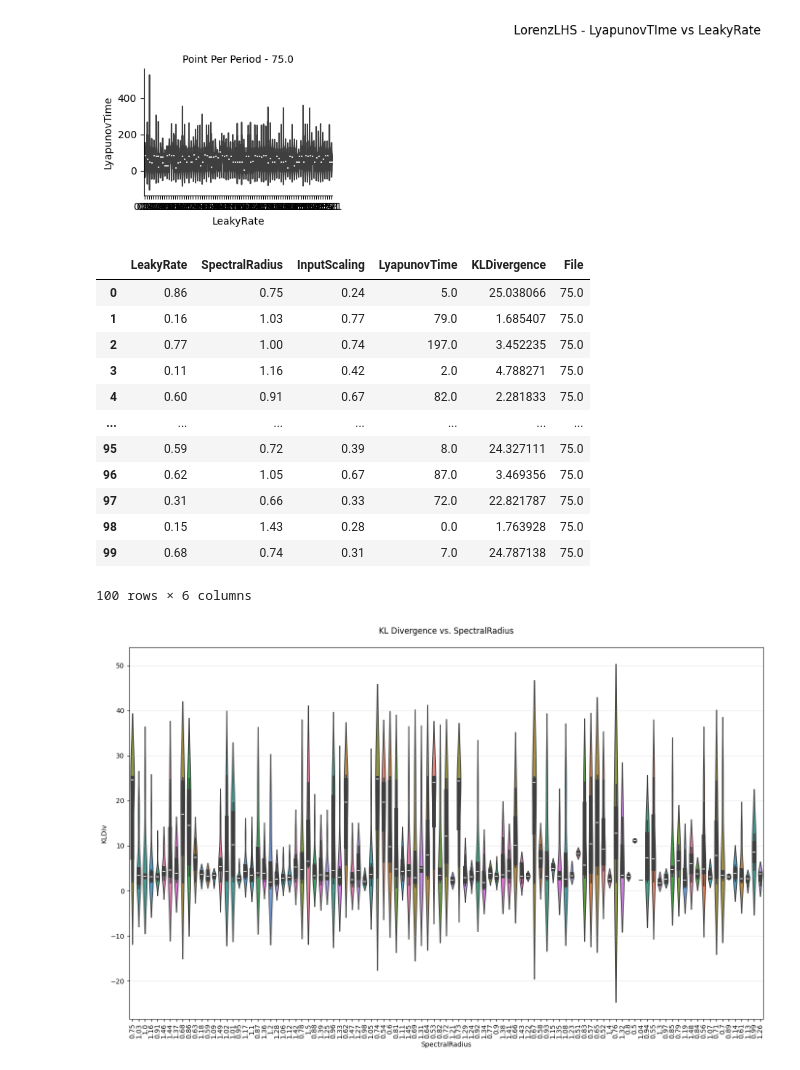
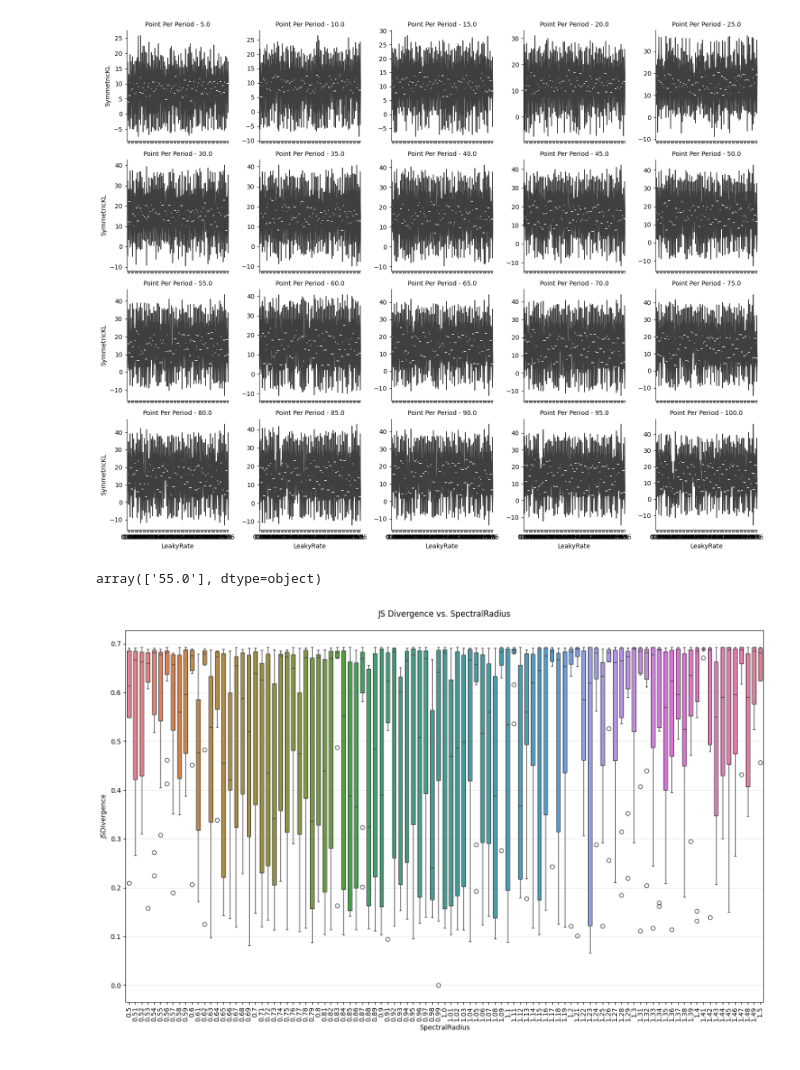
Before and after one commit to jaychotaliya987/Reservoir_Pytorch, a Jupyter notebook: Examples/Input_Discretization/violinplot.ipynb, the cells around one changed output. Saved outputs shown, nothing was run; the diff lists cells and outputs as text; code cells hidden in the pictures.

Commit message:
Violin plots

```diff
--- a/Examples/Input_Discretization/violinplot.ipynb
+++ b/Examples/Input_Discretization/violinplot.ipynb
@@ -23,5 +23,7 @@ from natsort import natsorted
 all_files = os.listdir(system_path)
 files_to_plot = all_files[:]
 files_to_plot = natsorted([name[:-4] for name in files_to_plot])
-files_to_plot
+
+for i, file in enumerate(files_to_plot):
+    print(file)
 # %% [output]
@@ -53,15 +74,23 @@ def process_entry(entry):
             entry['true_value'],
             entry["predictions"]
         )
+        js_div = chaos_utils.js_divergence(
+            entry['true_value'],
+            entry["predictions"]
+        )
+        skl = chaos_utils.symmetric_kl(
+            entry['true_value'],
+            entry["predictions"]
+        )
 
         # Return the expanded tuple
-        return leaky, sr, ins, lyap_time, kl_div
+        return leaky, sr, ins, lyap_time, kl_div, js_div, skl
 
     except Exception as e:
         print(f"Error processing entry: {e}")
         return None
 
-for i, file in enumerate([files_to_plot[1]]):
+for i, file in enumerate(files_to_plot):
     file_path = os.path.join(system_path, file + ".pkl")
 
     try:
@@ -73,8 +102,8 @@ for i, file in enumerate([files_to_plot[1]]):
                 result = process_entry(entry)
 
                 if result is not None:
-                    # Unpack all 5 returned values
-                    leaky, sr, ins, lyap_time, kldiv = result
+                    # Unpack all 7 returned values
+                    leaky, sr, ins, lyap_time, kldiv, jsdiv, skl = result
 
                     # Append to respective lists
                     all_leaky.append(leaky)
@@ -83,6 +112,8 @@ for i, file in enumerate([files_to_plot[1]]):
                     all_lyap.append(lyap_time)
                     file_labels.append(file)
                     all_kldivs.append(kldiv)
+                    all_jsdiv.append(jsdiv)
+                    all_skl.append(skl)
 
                 del entry
 
@@ -93,13 +124,15 @@ for i, file in enumerate([files_to_plot[1]]):
         print(f"Error processing file {file_path}: {e}")
         continue
 # %%
-selection = 3
+selection = 1
 selected_lyap = all_lyap[::selection]
 selected_leaky = all_leaky[::selection]
 selected_spectral = all_sr[::selection]
 selected_scaling = all_is[::selection]
 selected_file_labels = file_labels[::selection]
 selected_divs = all_kldivs[::selection]
+selected_jsdiv = all_jsdiv[::selection]
+selected_skl = all_skl[::selection]
 
 #DataFrame with File information
 df = pd.DataFrame({
@@ -107,71 +140,63 @@ df = pd.DataFrame({
     'SpectralRadius': selected_spectral,
     'InputScaling': selected_scaling,
     'LyapunovTime': selected_lyap,
+    'JSDivergence' : selected_jsdiv,
     'KLDivergence' : selected_divs,
+    'SymmetricKL' : selected_skl,
     'File': selected_file_labels  # Add file/period information
 })
 # %%
 g = sns.FacetGrid(df, col='File', col_wrap=5, height=3, sharey=False)
 
 g.map(sns.violinplot,
     'LeakyRate',
-    'LyapunovTime',
+    'SymmetricKL',
     color='lightgray',
     width=0.6,
     order = df["LeakyRate"].unique(),
     hue = df["LeakyRate"],
     palette=sns.color_palette("husl", n_colors=len(df['LeakyRate'].unique())),
     log_scale = False
     )
 
 g.set_titles("Point Per Period - {col_name}")
-g.fig.suptitle(f"{system_name} - LyapunovTIme vs LeakyRate")
+#g.suptitle(f"{system_name} - SymmetricKL vs LeakyRate")
 plt.tight_layout()
 # %% [output]
-[figure, old version]
+[figure, new version]
 # %%
-df.head(100)
+df_sorted =df.sort_values(by=['SpectralRadius'])
+df_sorted_specific = df_sorted[df_sorted['File'].isin([files_to_plot[20]])]
+df_sorted_specific['File'].unique()
 # %% [output]
-|  | LeakyRate | SpectralRadius | InputScaling | LyapunovTime | KLDivergence | File |
-| 0 | 0.86 | 0.75 | 0.24 | 5.0 | 25.038066 | 75.0 |
-| 1 | 0.16 | 1.03 | 0.77 | 79.0 | 1.685407 | 75.0 |
-| 2 | 0.77 | 1.00 | 0.74 | 197.0 | 3.452235 | 75.0 |
-| 3 | 0.11 | 1.16 | 0.42 | 2.0 | 4.788271 | 75.0 |
-| 4 | 0.60 | 0.91 | 0.67 | 82.0 | 2.281833 | 75.0 |
-| ... | ... | ... | ... | ... | ... | ... |
-| 95 | 0.59 | 0.72 | 0.39 | 8.0 | 24.327111 | 75.0 |
-| 96 | 0.62 | 1.05 | 0.67 | 87.0 | 3.469356 | 75.0 |
-| 97 | 0.31 | 0.66 | 0.33 | 72.0 | 22.821787 | 75.0 |
-| 98 | 0.15 | 1.43 | 0.28 | 0.0 | 1.763928 | 75.0 |
-| 99 | 0.68 | 0.74 | 0.31 | 7.0 | 24.787138 | 75.0 |
-100 rows × 6 columns
+array(['55.0'], dtype=object)
 # %%
 plt.figure(figsize=(14, 9))
-# 1. Boxplot (grouped by LeakyRate)
-sns.violinplot(data= df,
+sns.boxplot(data= df_sorted_specific,
     x = 'SpectralRadius',
-    y = 'KLDivergence',
+    y = 'JSDivergence',
     color='lightgray',
     width=0.6,
-    order = df["SpectralRadius"].unique(),
-    hue = df["SpectralRadius"],
-    palette=sns.color_palette("husl", n_colors=len(df['SpectralRadius'].unique())),
+    order = df_sorted_specific["SpectralRadius"].unique(),
+    hue = df_sorted_specific["SpectralRadius"],
+    palette=sns.color_palette("husl", n_colors=len(df_sorted_specific['SpectralRadius'].unique())),
     log_scale = False,
     legend=False
     )
 
-plt.title('KL Divergence vs. SpectralRadius', pad=20)
+
+plt.title('JS Divergence vs. SpectralRadius', pad=20)
 plt.xlabel('SpectralRadius')
-plt.ylabel('KLDiv')
+plt.ylabel('JSDivergence')
 #plt.yscale('log')
 plt.grid(axis='y', alpha=0.3)
 
 
 # Rotate x-axis labels if many SpectralRadius bins
-if len(df['SpectralRadius'].unique()) > 10:
+if len(df_sorted_specific['SpectralRadius'].unique()) > 10:
     plt.xticks(rotation=90)
 
 plt.tight_layout()
 plt.show()
 # %% [output]
-[figure, old version]
+[figure, new version]
```
Also changed, not shown: parts of 4 cells of this notebook.
